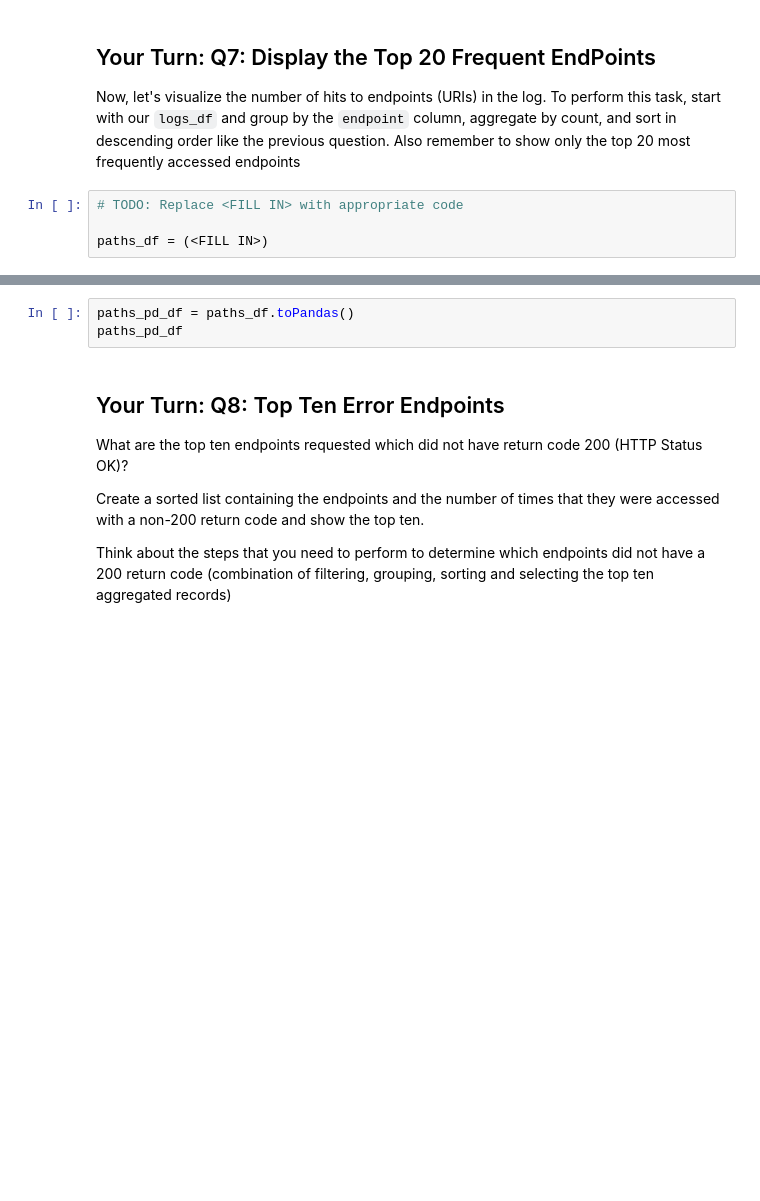
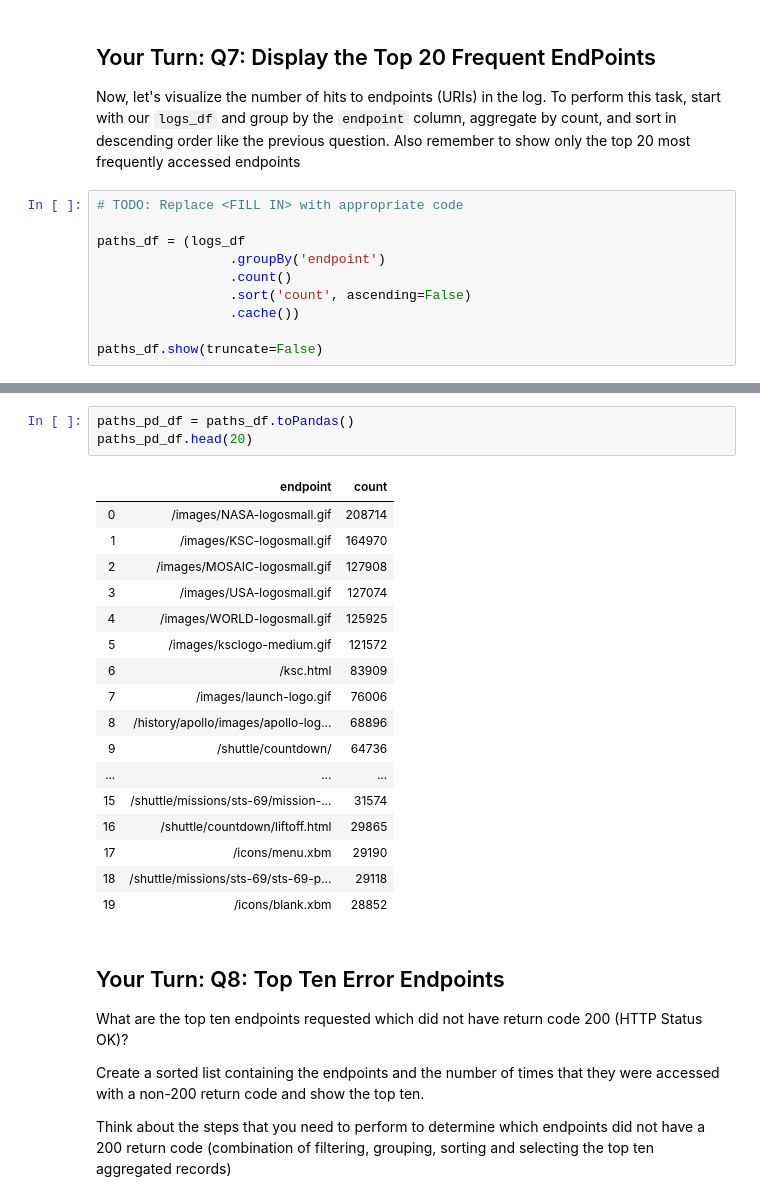
Before and after one commit to gperdrizet/data_wrangling_at_scale_with_spark, a Jupyter notebook: Mini_Project_Data_Wrangling_at_Scale_with_Spark.ipynb, the cells around one changed output, grey strips where cells are left out. Drawn from its saved outputs; the diff is of its cells as text; blank space fills up the shorter version.

```diff
--- a/Mini_Project_Data_Wrangling_at_Scale_with_Spark.ipynb
+++ b/Mini_Project_Data_Wrangling_at_Scale_with_Spark.ipynb
@@ -714,4 +837,10 @@ Now, let's visualize the number of hits to endpoints (URIs) in the log. To perfo
 # %%
 # TODO: Replace <FILL IN> with appropriate code
 
-paths_df = (<FILL IN>)
+paths_df = (logs_df
+                 .groupBy('endpoint')
+                 .count()
+                 .sort('count', ascending=False)
+                 .cache())
+
+paths_df.show(truncate=False)
@@ -718,6 +865,24 @@ paths_df = (<FILL IN>)
 # %%
 paths_pd_df = paths_df.toPandas()
-paths_pd_df
+paths_pd_df.head(20)
+# %% [output]
+|  | endpoint | count |
+| 0 | /images/NASA-logosmall.gif | 208714 |
+| 1 | /images/KSC-logosmall.gif | 164970 |
+| 2 | /images/MOSAIC-logosmall.gif | 127908 |
+| 3 | /images/USA-logosmall.gif | 127074 |
+| 4 | /images/WORLD-logosmall.gif | 125925 |
+| 5 | /images/ksclogo-medium.gif | 121572 |
+| 6 | /ksc.html | 83909 |
+| 7 | /images/launch-logo.gif | 76006 |
+| 8 | /history/apollo/images/apollo-log... | 68896 |
+| 9 | /shuttle/countdown/ | 64736 |
+| ... | ... | ... |
+| 15 | /shuttle/missions/sts-69/mission-... | 31574 |
+| 16 | /shuttle/countdown/liftoff.html | 29865 |
+| 17 | /icons/menu.xbm | 29190 |
+| 18 | /shuttle/missions/sts-69/sts-69-p... | 29118 |
+| 19 | /icons/blank.xbm | 28852 |
 # %% [markdown]
 ## Your Turn: Q8: Top Ten Error Endpoints
 
```
Also changed, not shown: parts of 38 cells of this notebook.
